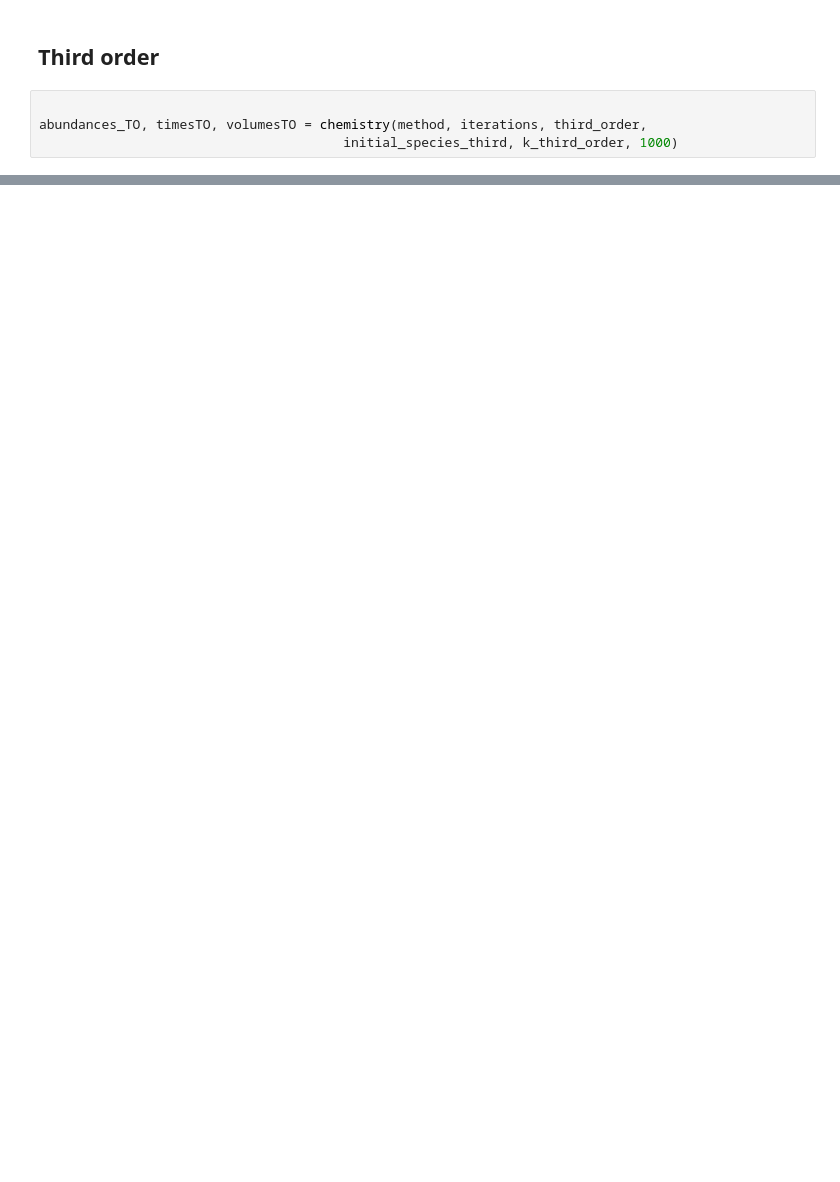
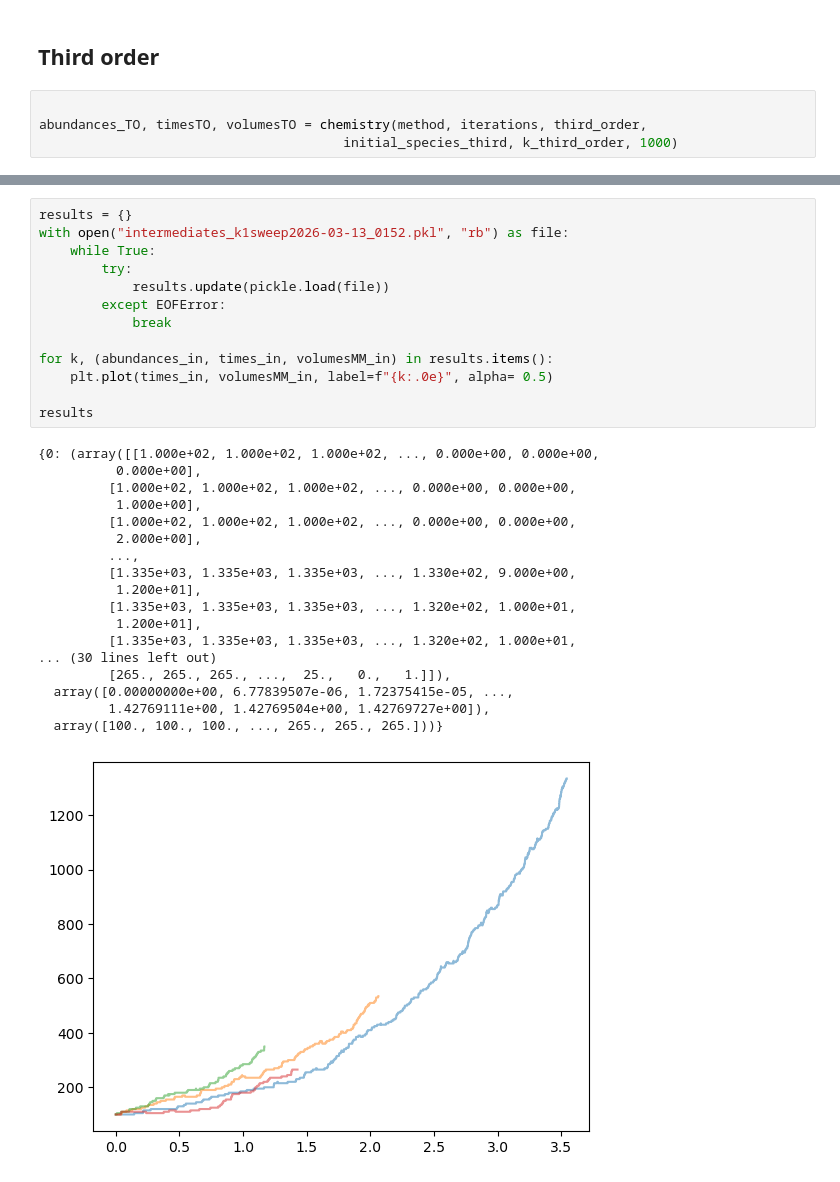
Before and after one commit to CAB-GCA/catalytic_world, a Jupyter notebook: third_order/third-order-comparison.ipynb, the cells around one changed output, grey strips where cells are left out. Cells and saved outputs as stored; diff of their text form; blank space fills up the shorter version.

```diff
--- a/third_order/third-order-comparison.ipynb
+++ b/third_order/third-order-comparison.ipynb
@@ -184,3 +203,35 @@ plt.legend(title=r"Values of $k_3$ and $k_7$", fontsize= legend_fs)
+# %%
+results = {}
+with open("intermediates_k1sweep2026-03-13_0152.pkl", "rb") as file:
+    while True:
+        try:
+            results.update(pickle.load(file))
+        except EOFError:
+            break
+
+for k, (abundances_in, times_in, volumesMM_in) in results.items():
+    plt.plot(times_in, volumesMM_in, label=f"{k:.0e}", alpha= 0.5)
+
+results
+# %% [output]
+{0: (array([[1.000e+02, 1.000e+02, 1.000e+02, ..., 0.000e+00, 0.000e+00,
+          0.000e+00],
+         [1.000e+02, 1.000e+02, 1.000e+02, ..., 0.000e+00, 0.000e+00,
+          1.000e+00],
+         [1.000e+02, 1.000e+02, 1.000e+02, ..., 0.000e+00, 0.000e+00,
+          2.000e+00],
+         ...,
+         [1.335e+03, 1.335e+03, 1.335e+03, ..., 1.330e+02, 9.000e+00,
+          1.200e+01],
+         [1.335e+03, 1.335e+03, 1.335e+03, ..., 1.320e+02, 1.000e+01,
+          1.200e+01],
+         [1.335e+03, 1.335e+03, 1.335e+03, ..., 1.320e+02, 1.000e+01,
+... (30 lines left out)
+         [265., 265., 265., ...,  25.,   0.,   1.]]),
+  array([0.00000000e+00, 6.77839507e-06, 1.72375415e-05, ...,
+         1.42769111e+00, 1.42769504e+00, 1.42769727e+00]),
+  array([100., 100., 100., ..., 265., 265., 265.]))}
+[figure, added]
 # %%
 plt.figure(figsize=(5,4))
 colors = plt.cm.rainbow(np.linspace(0, 1, 13))
```
Also changed, not shown: parts of 5 cells of this notebook, 12 other files.
